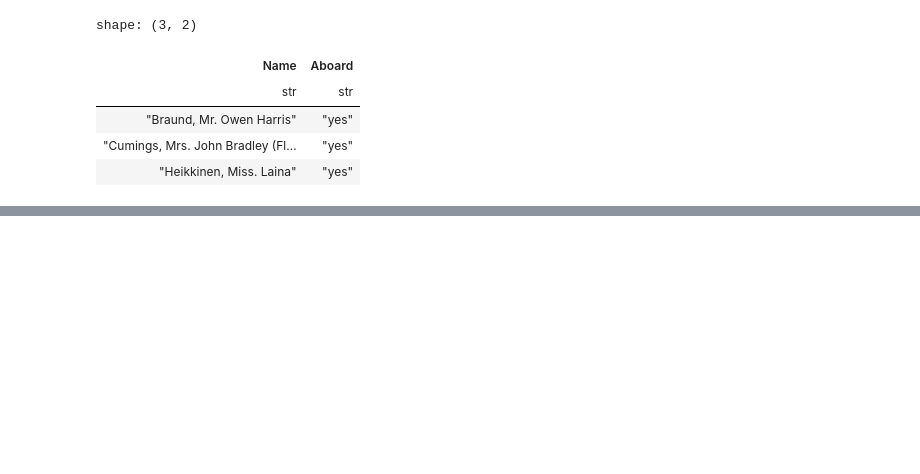
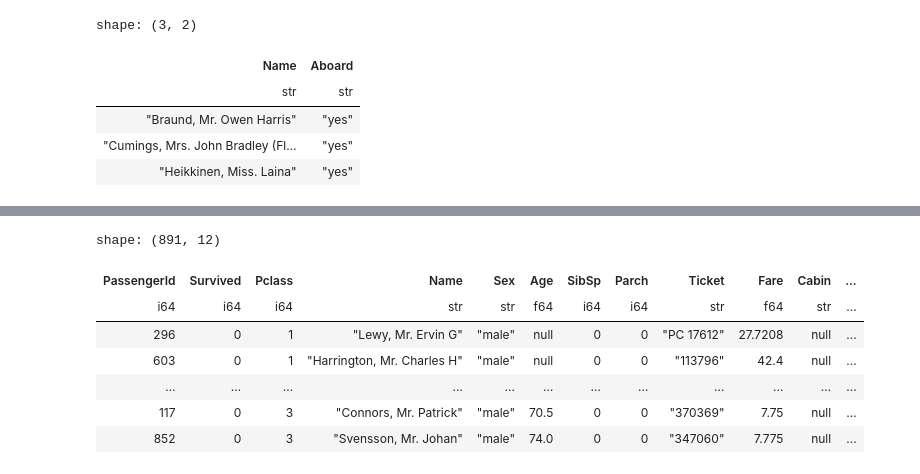
Before and after one commit to yukikitayama/data-analysis, a Jupyter notebook: polars/selecting_columns.ipynb, the cells around one changed output, grey strips where cells are left out. Cells and saved outputs as stored; diff of their text form; code cells hidden in the pictures; blank space fills up the shorter version.

```diff
--- a/polars/selecting_columns.ipynb
+++ b/polars/selecting_columns.ipynb
@@ -533,0 +630,11 @@ shape: (3, 2)
+# %%
+df.sort(["Pclass", "Age"])
+# %% [output]
+shape: (891, 12)
+| PassengerId | Survived | Pclass | Name | Sex | Age | SibSp | Parch | Ticket | Fare | Cabin | ... |
+| i64 | i64 | i64 | str | str | f64 | i64 | i64 | str | f64 | str | ... |
+| 296 | 0 | 1 | "Lewy, Mr. Ervin G" | "male" | null | 0 | 0 | "PC 17612" | 27.7208 | null | ... |
+| 603 | 0 | 1 | "Harrington, Mr. Charles H" | "male" | null | 0 | 0 | "113796" | 42.4 | null | ... |
+| … | … | … | … | … | … | … | … | … | … | … | ... |
+| 117 | 0 | 3 | "Connors, Mr. Patrick" | "male" | 70.5 | 0 | 0 | "370369" | 7.75 | null | ... |
+| 852 | 0 | 3 | "Svensson, Mr. Johan" | "male" | 74.0 | 0 | 0 | "347060" | 7.775 | null | ... |
```
Also changed, not shown: parts of 12 cells of this notebook, 1 other file.
